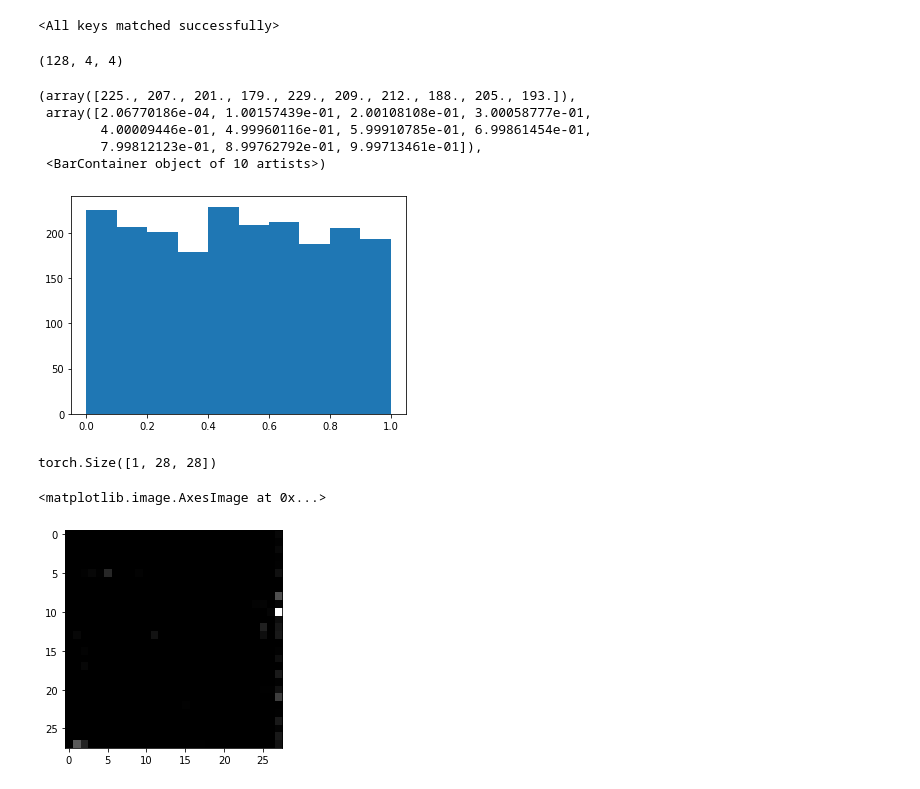
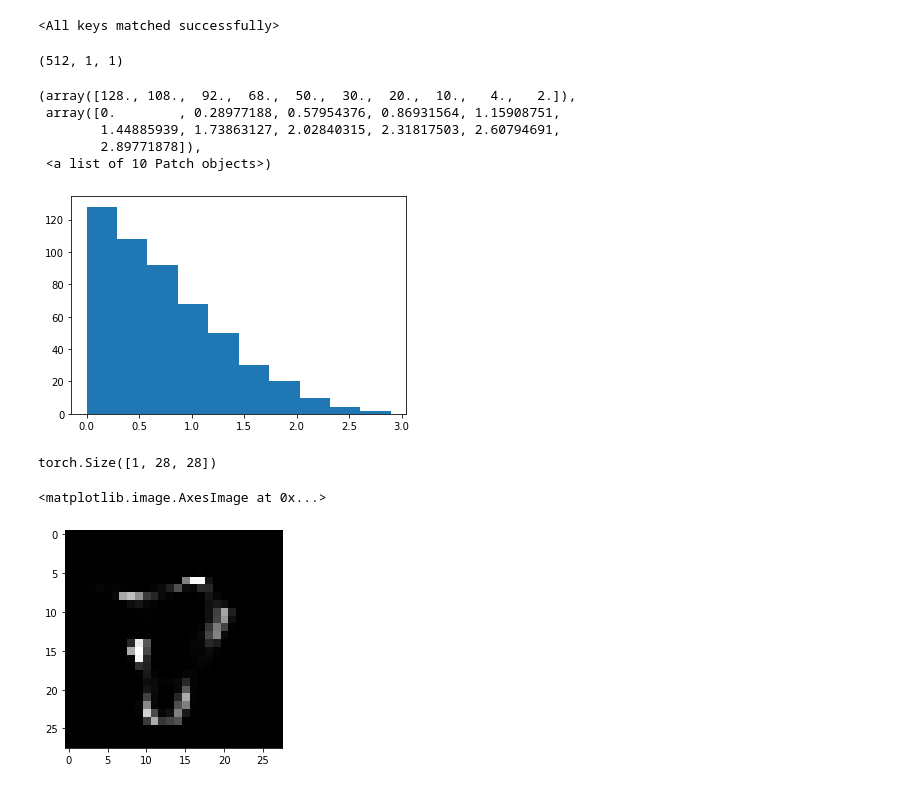
Before and after one commit to mikkeldah/IT3030---Deep-Learning, a Jupyter notebook: Project 3 - Deep Generative Models/ae_generator.ipynb, the cells around one changed output. Saved outputs shown, nothing was run; the diff lists cells and outputs as text; code cells hidden in the pictures.

```diff
--- a/Project 3 - Deep Generative Models/ae_generator.ipynb
+++ b/Project 3 - Deep Generative Models/ae_generator.ipynb
@@ -18,17 +20,23 @@ model.load_state_dict(torch.load('trained_models/auto_encoder.pt'))
 # %% [output]
 <All keys matched successfully>
 # %%
-z = np.random.uniform(0, 1, size=(128, 4, 4))
+skew = True
+
+if not skew:
+    z = np.random.uniform(0, 1, size=(512, 1, 1))
+else:
+    z = np.maximum(skewnorm.rvs(a=5, size=(512, 1, 1)), 0)
+
 print(z.shape)
 plt.hist(z.flatten())
 # %% [output]
-(128, 4, 4)
+(512, 1, 1)
-(array([225., 207., 201., 179., 229., 209., 212., 188., 205., 193.]),
- array([2.06770186e-04, 1.00157439e-01, 2.00108108e-01, 3.00058777e-01,
-        4.00009446e-01, 4.99960116e-01, 5.99910785e-01, 6.99861454e-01,
-        7.99812123e-01, 8.99762792e-01, 9.99713461e-01]),
- <BarContainer object of 10 artists>)
+(array([128., 108.,  92.,  68.,  50.,  30.,  20.,  10.,   4.,   2.]),
+ array([0.        , 0.28977188, 0.57954376, 0.86931564, 1.15908751,
+        1.44885939, 1.73863127, 2.02840315, 2.31817503, 2.60794691,
+        2.89771878]),
+ <a list of 10 Patch objects>)
-[figure, old version]
+[figure, new version]
 # %%
 z = torch.from_numpy(z.astype(np.float32))
 
@@ -40,10 +48,10 @@ generated_image.shape
 # %% [output]
 torch.Size([1, 28, 28])
 # %%
-plt.imshow(generated_image.permute(1, 2, 0), cmap="gray")
+plt.imshow(generated_image.permute(1, 2, 0).squeeze(), cmap="gray")
 # %% [output]
 <matplotlib.image.AxesImage at 0x...>
-[figure, old version]
+[figure, new version]
 # %%
 model
 # %% [output]
```
Also changed, not shown: parts of 9 cells of this notebook, 3 other files.
